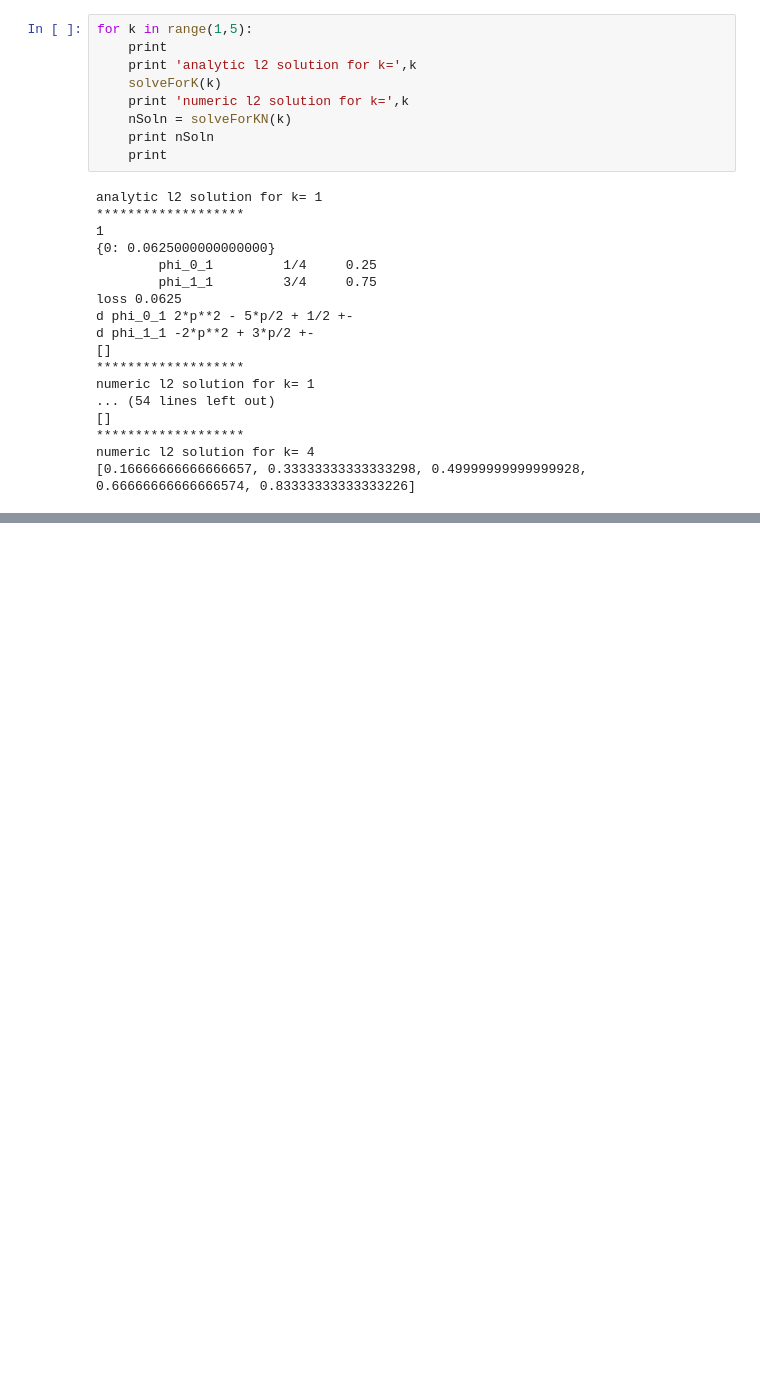
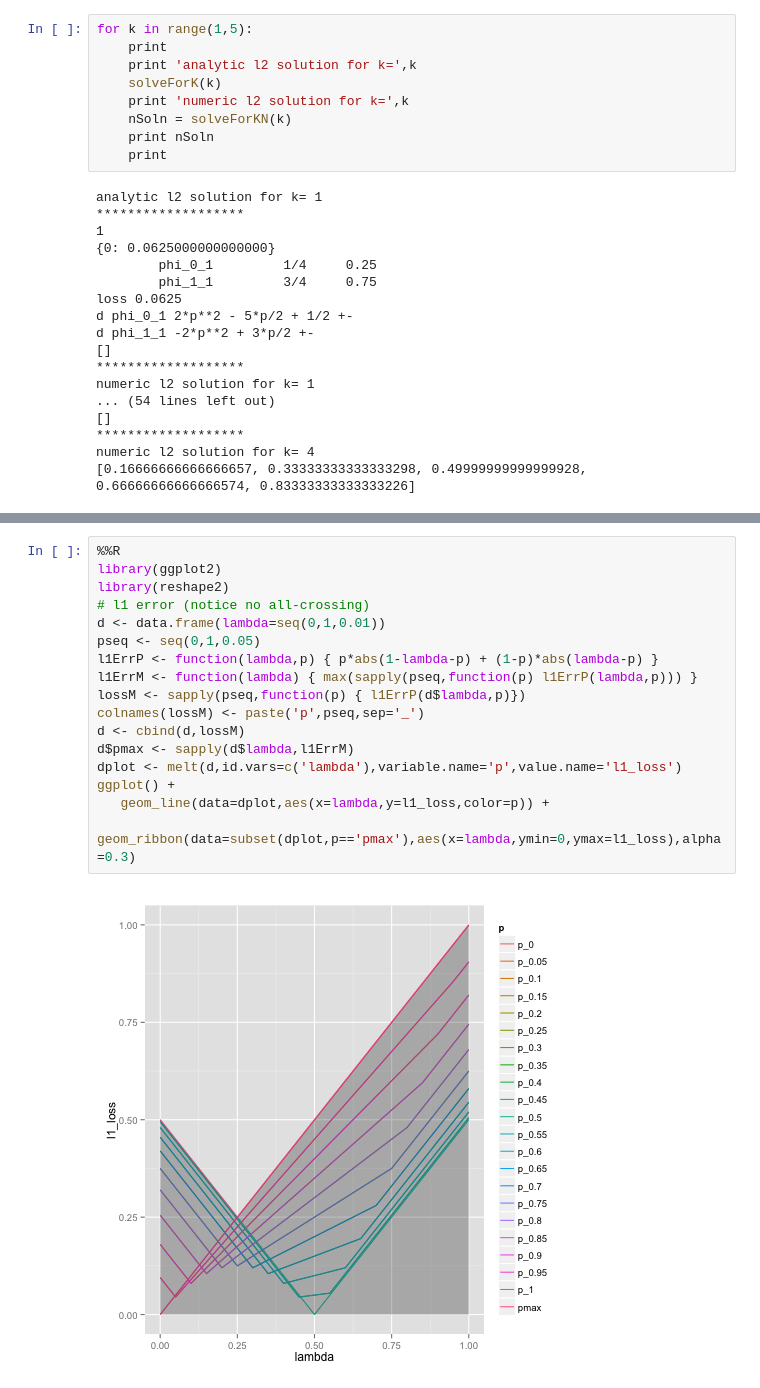
Before and after one commit to WinVector/Examples, a Jupyter notebook: freq/python/freqMin.ipynb, the cells around one changed output, grey strips where cells are left out. Saved outputs shown, nothing was run; the diff lists cells and outputs as text; blank space fills up the shorter version.

```diff
--- a/freq/python/freqMin.ipynb
+++ b/freq/python/freqMin.ipynb
@@ -413,0 +461,19 @@ numeric l2 solution for k= 4
+# %%
+%%R
+library(ggplot2)
+library(reshape2)
+# l1 error (notice no all-crossing)
+d <- data.frame(lambda=seq(0,1,0.01))
+pseq <- seq(0,1,0.05)
+l1ErrP <- function(lambda,p) { p*abs(1-lambda-p) + (1-p)*abs(lambda-p) }
+l1ErrM <- function(lambda) { max(sapply(pseq,function(p) l1ErrP(lambda,p))) }
+lossM <- sapply(pseq,function(p) { l1ErrP(d$lambda,p)})
+colnames(lossM) <- paste('p',pseq,sep='_')
+d <- cbind(d,lossM)
+d$pmax <- sapply(d$lambda,l1ErrM)
+dplot <- melt(d,id.vars=c('lambda'),variable.name='p',value.name='l1_loss')
+ggplot() +
+   geom_line(data=dplot,aes(x=lambda,y=l1_loss,color=p)) +
+   geom_ribbon(data=subset(dplot,p=='pmax'),aes(x=lambda,ymin=0,ymax=l1_loss),alpha=0.3)
+# %% [output]
+[figure, added]
```
Also changed, not shown: parts of 7 cells of this notebook, 11 other files.
